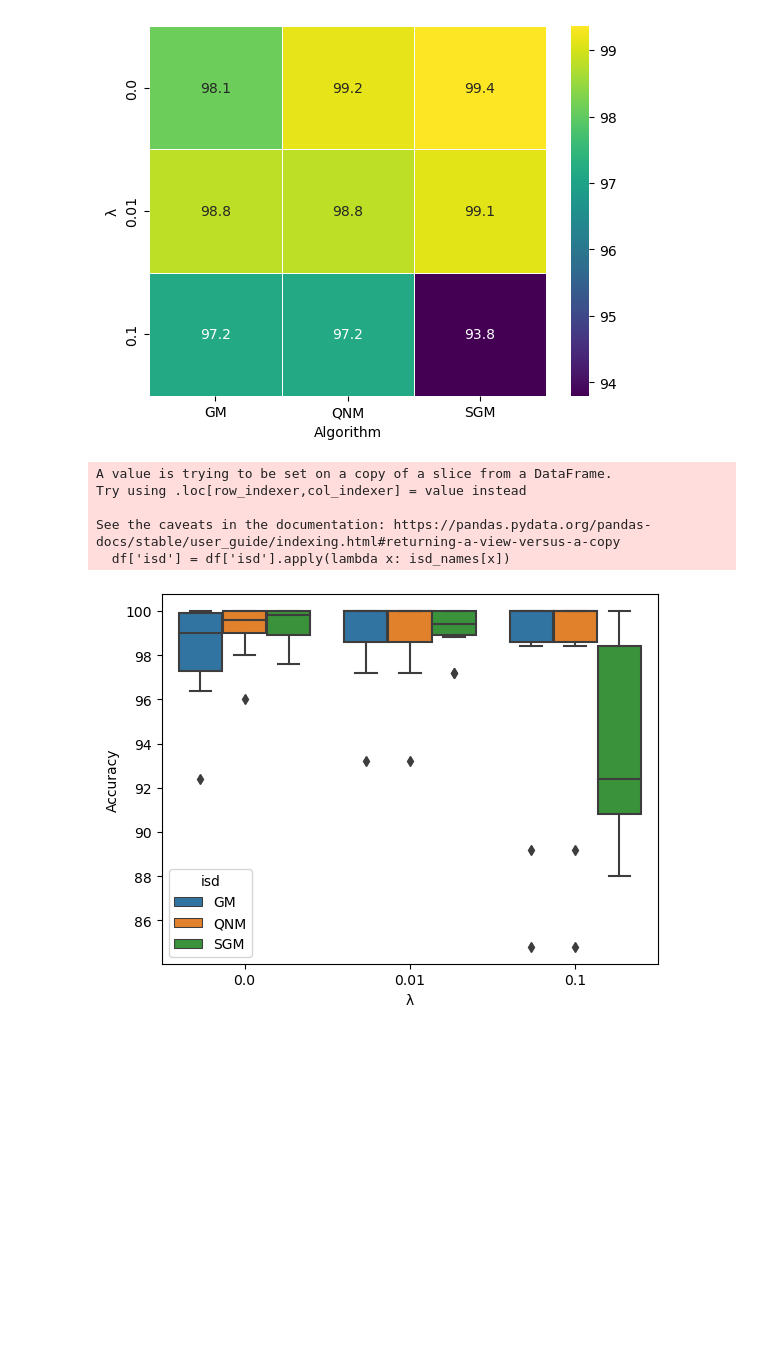
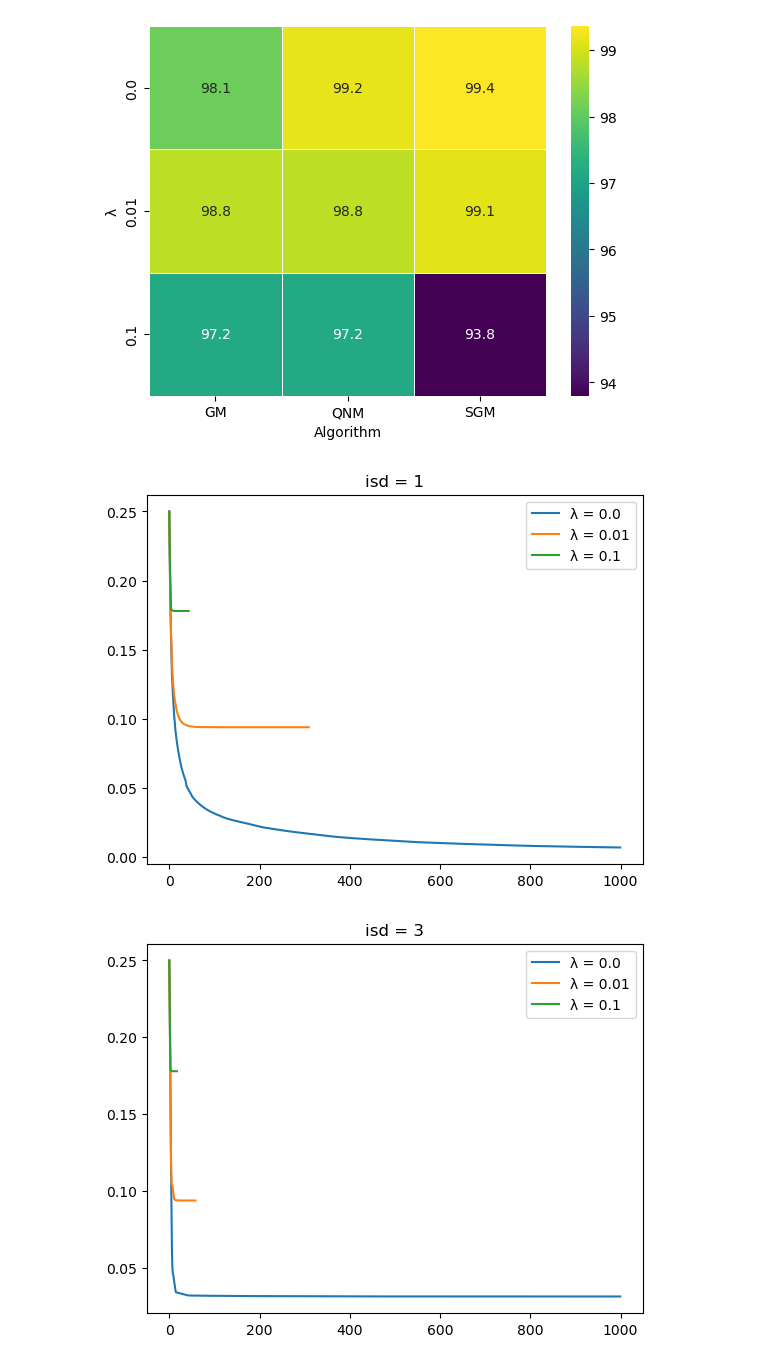
Before and after one commit to carlosarboness/NN-Mathematical-Optimization, a Jupyter notebook: graphics.ipynb, the cells around one changed output. Saved outputs shown, nothing was run; the diff lists cells and outputs as text; code cells hidden in the pictures; blank space fills up the shorter version.

Commit message:
plot Lk

```diff
--- a/graphics.ipynb
+++ b/graphics.ipynb
@@ -105,3 +105,23 @@ L* for isd = 3
 [figure]
 L* for isd = 7
 [figure]
+# %%
+# plotly of the ||g*|| for each isd and each lambda value
+
+import plotly.graph_objects as go
+import plotly.express as px
+import plotly.io as pio
+
+def plotly_heatmap(df, isd, val, figsize=(10,5), log:bool = False, vmin:float = None, vmax:float = None, fmt=".0e"):
+        t = df[dd['isd'] == isd].pivot_table(index='la', columns='num_target', values=val)
+        norm = matplotlib.colors.LogNorm(vmin=vmin, vmax=vmax) if log else None
+        fig = go.Figure(data=go.Heatmap(
+                   z=t,
+                   x=t.columns,
+                   y=t.index,
+                   colorscale='Viridis'))
+        fig.show()
+
+for isd in [1, 3, 7]:
+    plotly_heatmap(dd, isd, par, log=False, vmin=1e-7, vmax=1e-2)
+    print(f'{par} for isd = ' + str(isd))
@@ -222,24 +246,15 @@ plt.savefig('figures/avg_acc.png', dpi=300, bbox_inches='tight')
 plt.show()
 # %% [output]
 [figure]
-# %%
-# boxplot of the accuracy for each isd and la
-
-def boxplot_acc(df):
-    df = df[['isd', 'la', 'te_acc']]
-    df['isd'] = df['isd'].apply(lambda x: isd_names[x])
-    return df
-
-ba = boxplot_acc(dd)
-sns.boxplot(x='la', y='te_acc', hue='isd', data=ba)
-plt.xlabel('λ')
-plt.ylabel('Accuracy')
-#plt.savefig('figures/boxplot_acc.png', dpi=300, bbox_inches='tight')
-plt.show()
-# %% [output]
-A value is trying to be set on a copy of a slice from a DataFrame.
-Try using .loc[row_indexer,col_indexer] = value instead
-
-See the caveats in the documentation: https://pandas.pydata.org/pandas-docs/stable/user_guide/indexing.html#returning-a-view-versus-a-copy
-  df['isd'] = df['isd'].apply(lambda x: isd_names[x])
-[figure, removed]
+# %%
+# scatter plot of Lk for each isd and each lambda and number_target = 8
+for isd in [1, 3, 7]:
+    t = dd[(dd['isd'] == isd) & (dd['num_target'] == 8)]
+    for la in t['la'].unique():
+        plt.plot(t[t['la'] == la]['Lk'].values[0], label=f'λ = {la}')
+    plt.legend()
+    plt.title(f'isd = {isd}')
+    plt.show()
+# %% [output]
+[figure, added]
+[figure, added]
```
Also changed, not shown: parts of 2 cells of this notebook.
